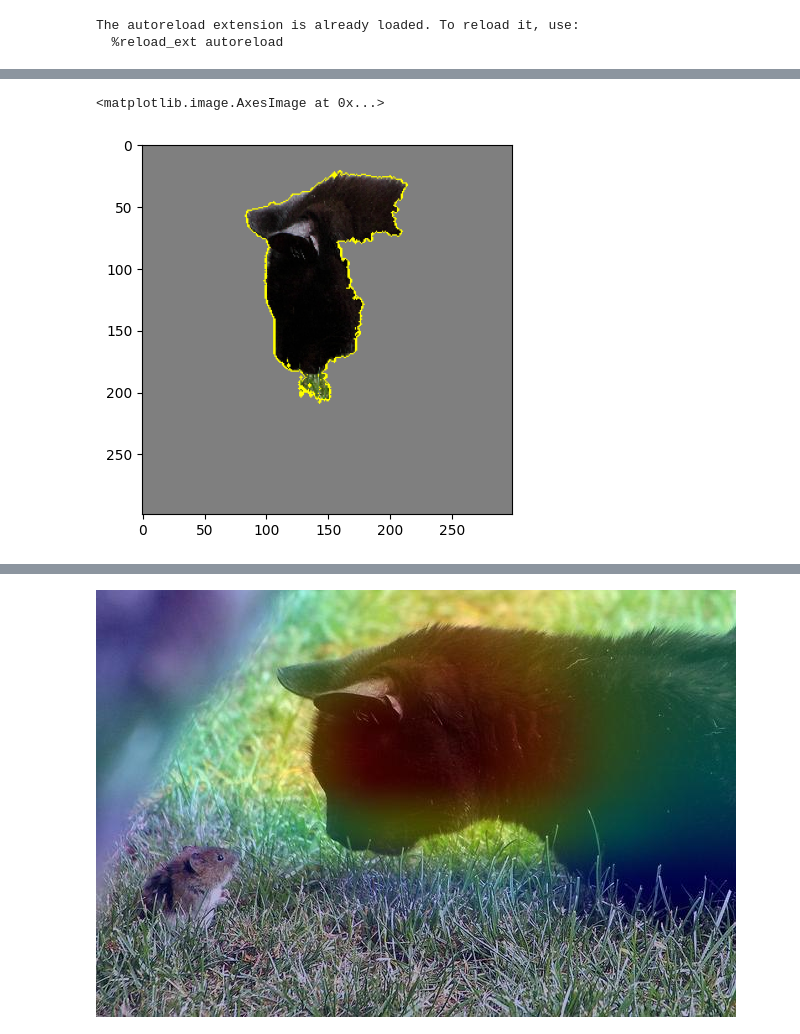
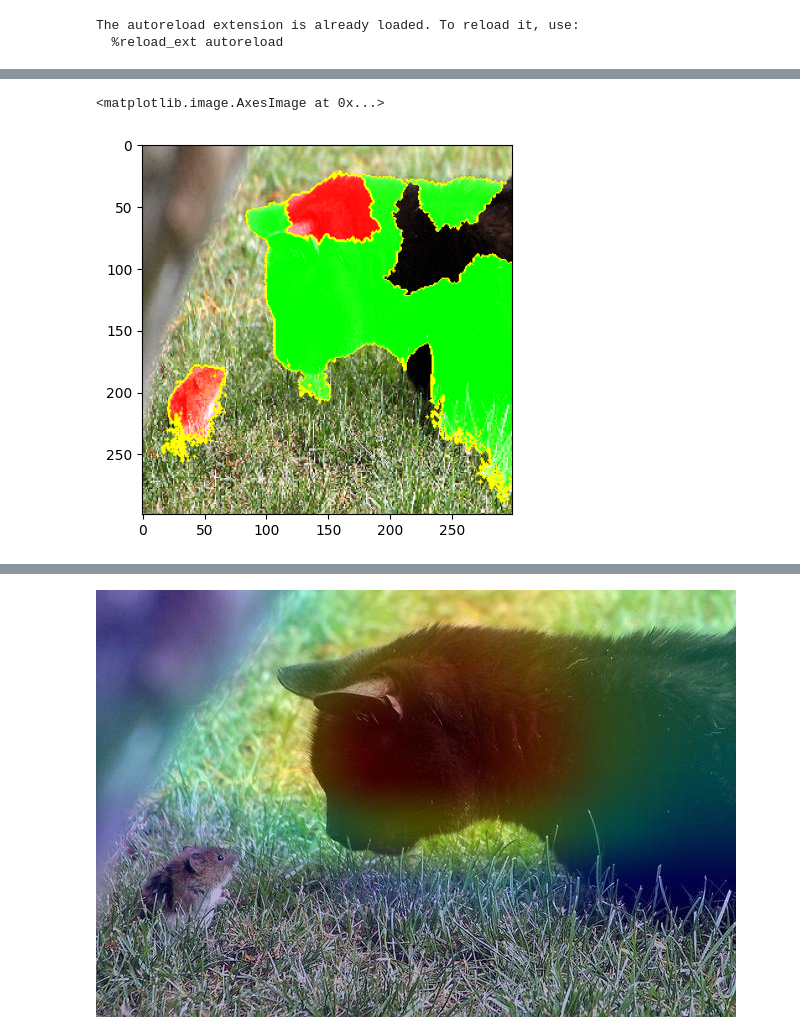
Before and after one commit to saadrza/XAI, a Jupyter notebook: XAI.ipynb, the cells around one changed output, grey strips where cells are left out. Saved outputs shown, nothing was run; the diff lists cells and outputs as text; code cells hidden in the pictures.

```diff
--- a/XAI.ipynb
+++ b/XAI.ipynb
@@ -197,7 +197,7 @@ from skimage.segmentation import mark_boundaries
 The autoreload extension is already loaded. To reload it, use:
   %reload_ext autoreload
 # %%
-def explain_with_lime(model, image):
+def implement_lime(model, image):
     explainer = lime_image.LimeImageExplainer()
     explanation = explainer.explain_instance(image[0].astype('double'),
                                              inet_model.predict,
@@ -205,6 +205,5 @@ def explain_with_lime(model, image):
                                              hide_color=0,
                                              num_samples=1000
                                              )
-
-    lime_values = np.random.rand(28, 28) #Replace with actual LIME values
-    return lime_values
+    explanation_lime = explanation
+    return explanation_lime
@@ -254,0 +216,3 @@ array([[[ 0.02745104, -0.02745098, -0.10588235],
+# %%
+explanation_lime = implement_lime(inet_model, images)
+explain_with_lime(explanation_lime, images, num_features=15, top_candidate=0)
@@ -255,6 +238,6 @@ array([[[ 0.02745104, -0.02745098, -0.10588235],
 # %%
-temp, mask = explanation.get_image_and_mask(explanation.top_labels[1], positive_only=True, num_features=5, hide_rest=True)
+temp, mask = explanation_lime.get_image_and_mask(explanation_lime.top_labels[0], positive_only=False, num_features=10, hide_rest=False)
 plt.imshow(mark_boundaries(temp / 2 + 0.5, mask))
 # %% [output]
 <matplotlib.image.AxesImage at 0x...>
-[figure, old version]
+[figure, new version]
```
Also changed, not shown: parts of 25 cells of this notebook.
